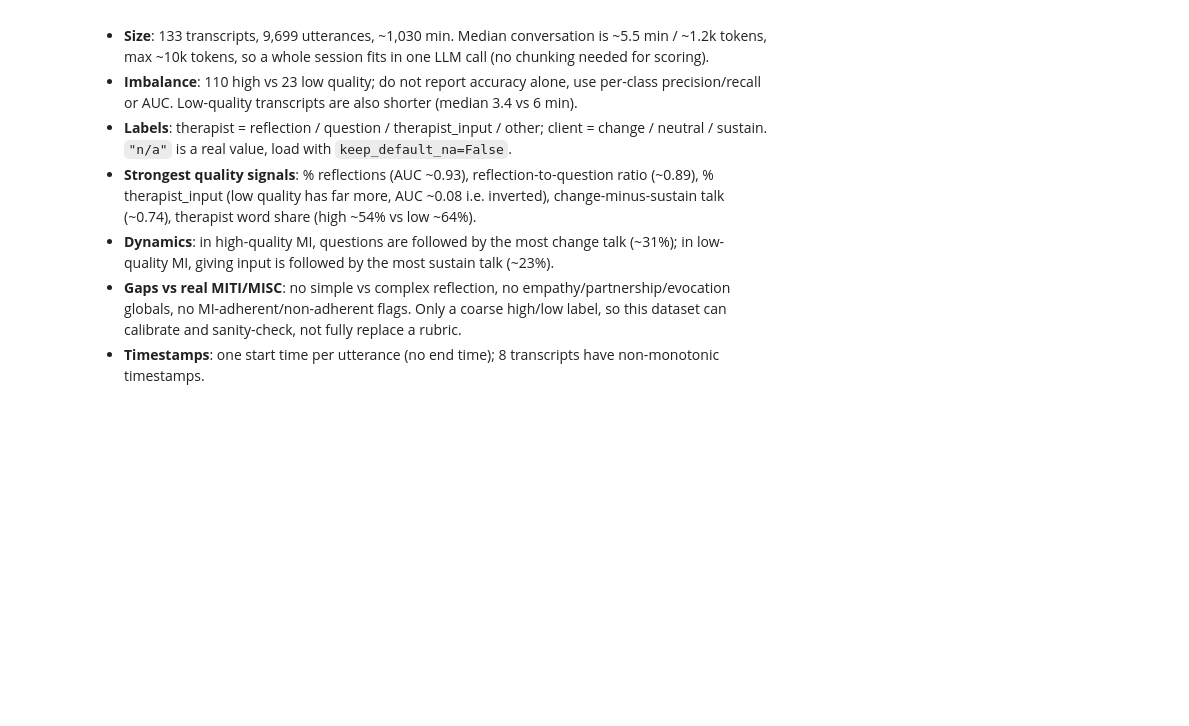
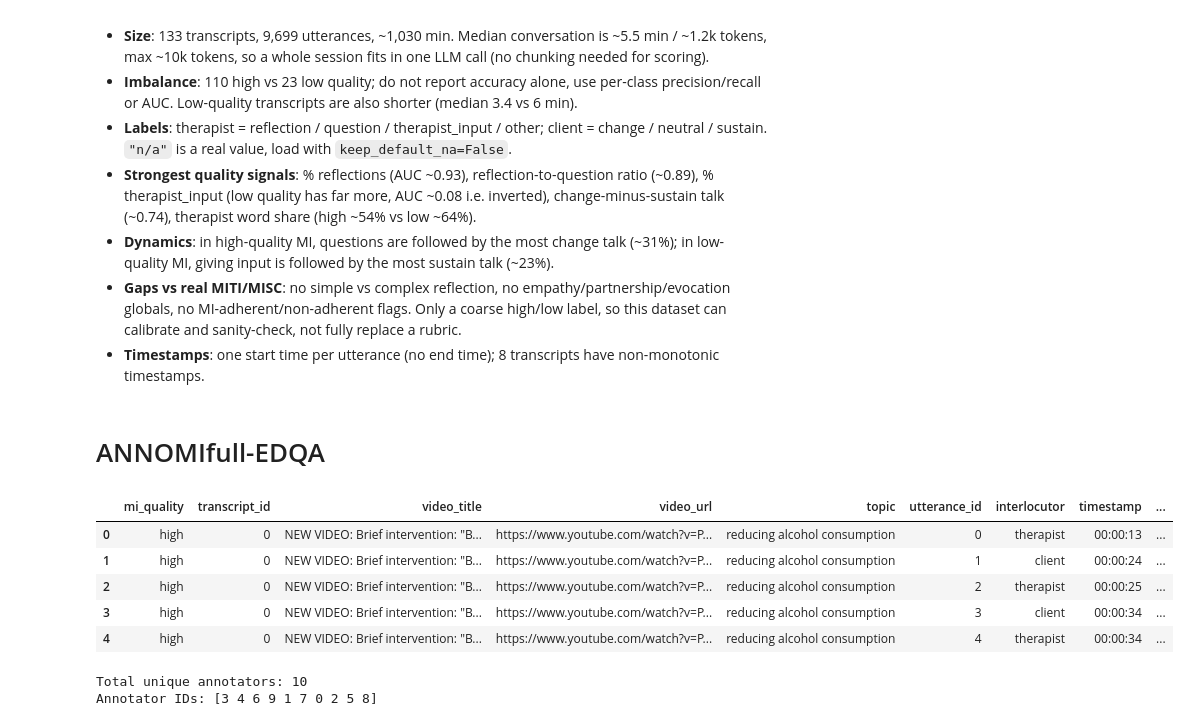
Before and after one commit to rahulnk09/Motivational-Interviewing-Review-Agent, a Jupyter notebook: AnnoMI/AnnoMI_EDA.ipynb, the cells around one changed output. Cells and saved outputs as stored; diff of their text form; code cells hidden in the pictures; blank space fills up the shorter version.

```diff
--- a/AnnoMI/AnnoMI_EDA.ipynb
+++ b/AnnoMI/AnnoMI_EDA.ipynb
@@ -360,3 +360,28 @@ for q in ["high", "low"]:
 - **Dynamics**: in high-quality MI, questions are followed by the most change talk (~31%); in low-quality MI, giving input is followed by the most sustain talk (~23%).
 - **Gaps vs real MITI/MISC**: no simple vs complex reflection, no empathy/partnership/evocation globals, no MI-adherent/non-adherent flags. Only a coarse high/low label, so this dataset can calibrate and sanity-check, not fully replace a rubric.
 - **Timestamps**: one start time per utterance (no end time); 8 transcripts have non-monotonic timestamps.
+# %% [markdown]
+# ANNOMIfull-EDQA
+# %%
+import pandas as pd
+
+# 1. Load the dataset
+df = pd.read_csv("AnnoMI-full.csv")
+df.head()
+# %% [output]
+|  | mi_quality | transcript_id | video_title | video_url | topic | utterance_id | interlocutor | timestamp | ... |
+| 0 | high | 0 | NEW VIDEO: Brief intervention: "B... | https://www.youtube.com/watch?v=P... | reducing alcohol consumption | 0 | therapist | 00:00:13 | ... |
+| 1 | high | 0 | NEW VIDEO: Brief intervention: "B... | https://www.youtube.com/watch?v=P... | reducing alcohol consumption | 1 | client | 00:00:24 | ... |
+| 2 | high | 0 | NEW VIDEO: Brief intervention: "B... | https://www.youtube.com/watch?v=P... | reducing alcohol consumption | 2 | therapist | 00:00:25 | ... |
+| 3 | high | 0 | NEW VIDEO: Brief intervention: "B... | https://www.youtube.com/watch?v=P... | reducing alcohol consumption | 3 | client | 00:00:34 | ... |
+| 4 | high | 0 | NEW VIDEO: Brief intervention: "B... | https://www.youtube.com/watch?v=P... | reducing alcohol consumption | 4 | therapist | 00:00:34 | ... |
+# %%
+# 2. Unique annotators and their values
+num_annotators = df["annotator_id"].nunique()
+unique_annotators = df["annotator_id"].unique()
+
+print(f"Total unique annotators: {num_annotators}")
+print("Annotator IDs:", unique_annotators)
+# %% [output]
+Total unique annotators: 10
+Annotator IDs: [3 4 6 9 1 7 0 2 5 8]
```
Also changed, not shown: parts of 4 cells of this notebook, 30 other files.
